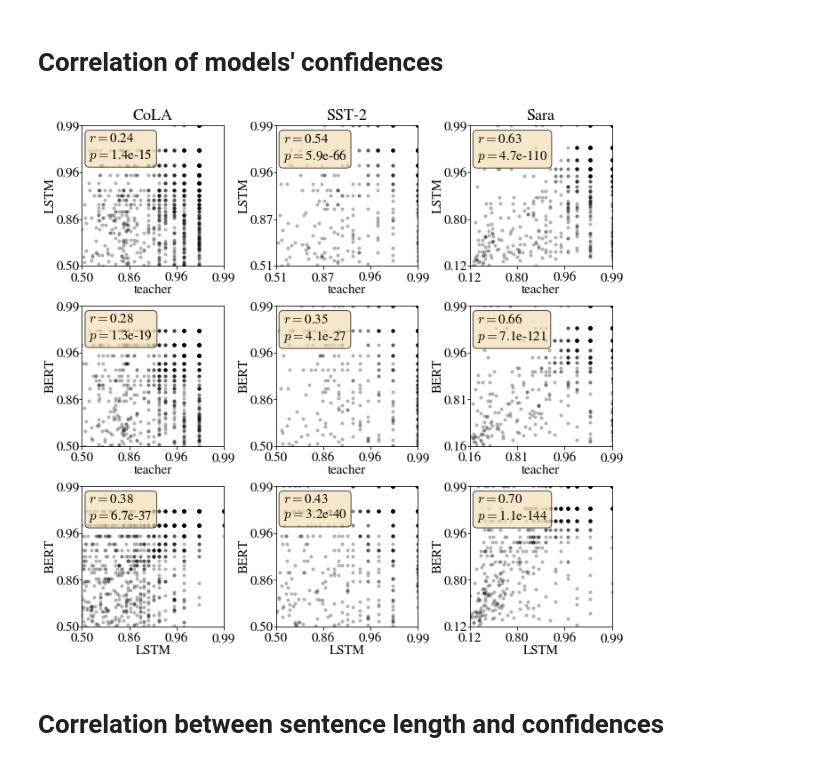
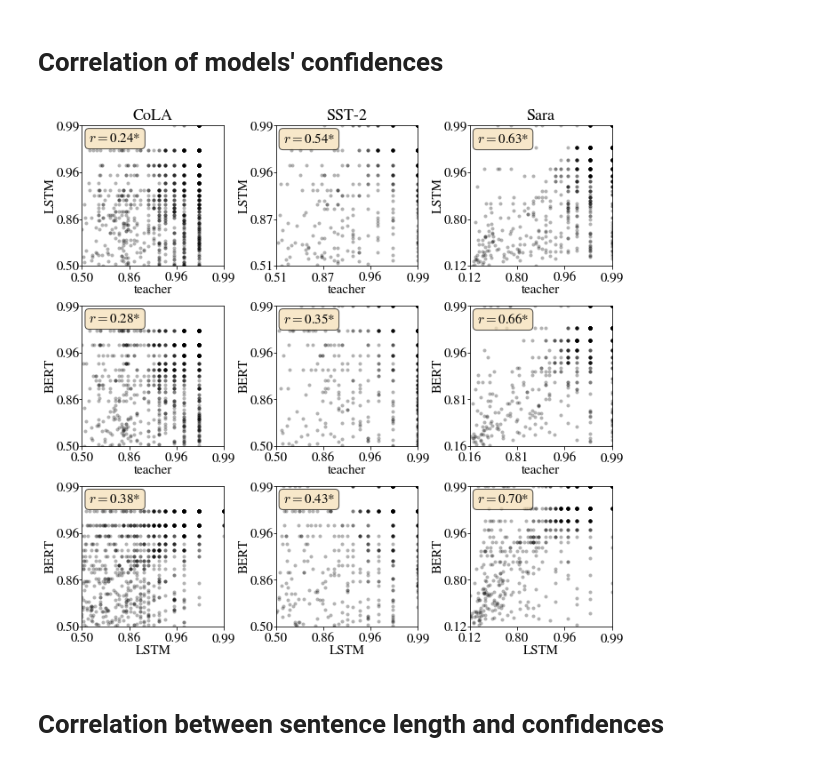
Before and after one commit to samsucik/knowledge-distil-bert, a Jupyter notebook: experiments/analysis/General plotting.ipynb, the cells around one changed output. Cells and saved outputs as stored; diff of their text form; code cells hidden in the pictures.

```diff
--- a/experiments/analysis/General plotting.ipynb
+++ b/experiments/analysis/General plotting.ipynb
@@ -227,35 +227,35 @@ for i, task in enumerate(glue_tasks):
         xs = data["confidence_{}".format(pair[0])]
         ys = data["confidence_{}".format(pair[1])]
         R, p = pearsonr(xs, ys)
-        text = "$r = ${:.2f}\n$p = ${:.2g}".format(R, p)
+        text = "$r = ${:.2f}".format(R) + ("*" if p < 0.05 else "")
         props = dict(boxstyle='round', facecolor='wheat', alpha=0.7)
         ax.text(0.05, 0.95, text, transform=ax.transAxes, verticalalignment='top', bbox=props)
         if take_log:
             xs = np.minimum(xs, prob_log_limit)
             ys = np.minimum(ys, prob_log_limit)
             xs = np.log(1-xs)*-1
             ys = np.log(1-ys)*-1
         ax.plot(xs, ys, marker=".", color=c, markeredgewidth=0, linewidth=0, markersize=8)
         bottom = min(min(xs), min(ys))
         top = max(max(xs), max(ys))
         ax.set_xlim(bottom, top)
         ax.set_ylim(bottom, top)
         ax.set_ylabel(pair[1], labelpad=0)
         ax.tick_params(axis="y", pad=-1)
         ax.set_xlabel(pair[0], labelpad=0)
         if take_log:
             ticks = [bottom, bottom + (-np.log(1-prob_log_limit) - bottom)/3,
                      bottom + 2*(-np.log(1-prob_log_limit) - bottom)/3, -np.log(1-prob_log_limit)]
             ticklabels = ["{:.2f}".format(-np.exp(-t)+1) for t in ticks]
             ax.set_xticks(ticks)
             ax.set_yticks(ticks)
             ax.set_xticklabels(ticklabels)
             ax.set_yticklabels(ticklabels)
 
 plt.tight_layout(w_pad=0.2, h_pad=0.4)
 plt.show()
 # %% [output]
-[figure, old version]
+[figure, new version]
 # %% [markdown]
 # Correlation between sentence length and confidences
 # %%
```
Also changed, not shown: 6 other files.
